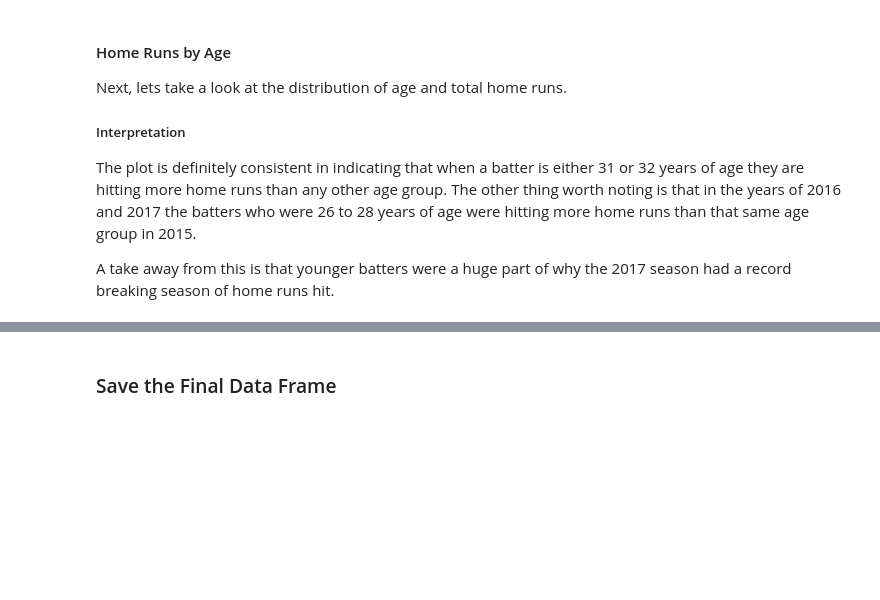
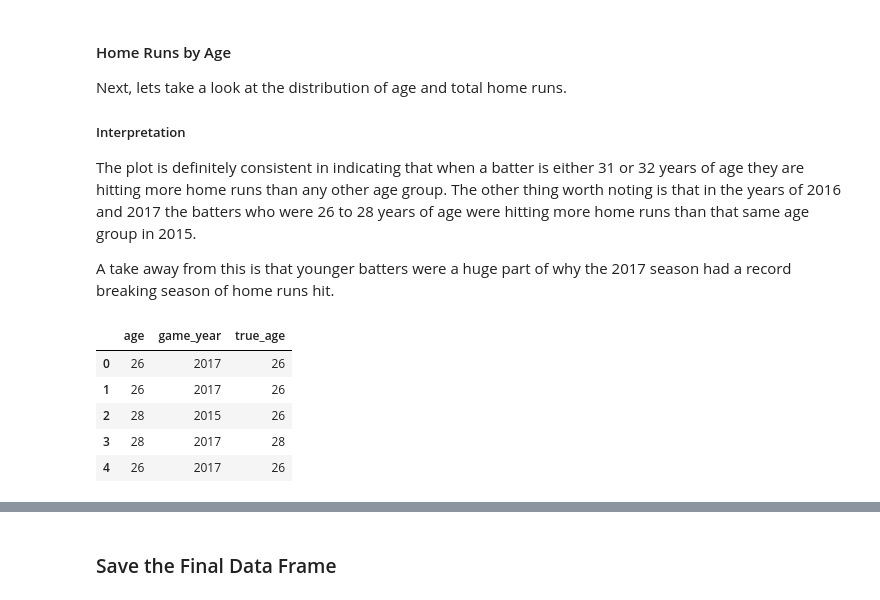
Before and after one commit to datanelson518/MLB_Home_Run_Exit_Velocity, a Jupyter notebook: notebooks/02-EDA.ipynb, the cells around one changed output, grey strips where cells are left out. Cells and saved outputs as stored; diff of their text form; code cells hidden in the pictures; blank space fills up the shorter version.

```diff
--- a/notebooks/02-EDA.ipynb
+++ b/notebooks/02-EDA.ipynb
@@ -873 +885,10 @@ A take away from this is that younger batters were a huge part of why the 2017 s
+# %%
+final_df[['age', 'game_year', 'true_age']].head()
+# %% [output]
+|  | age | game_year | true_age |
+| 0 | 26 | 2017 | 26 |
+| 1 | 26 | 2017 | 26 |
+| 2 | 28 | 2015 | 26 |
+| 3 | 28 | 2017 | 28 |
+| 4 | 26 | 2017 | 26 |
 # %%
```
Also changed, not shown: parts of 6 cells of this notebook, 3 other files.
